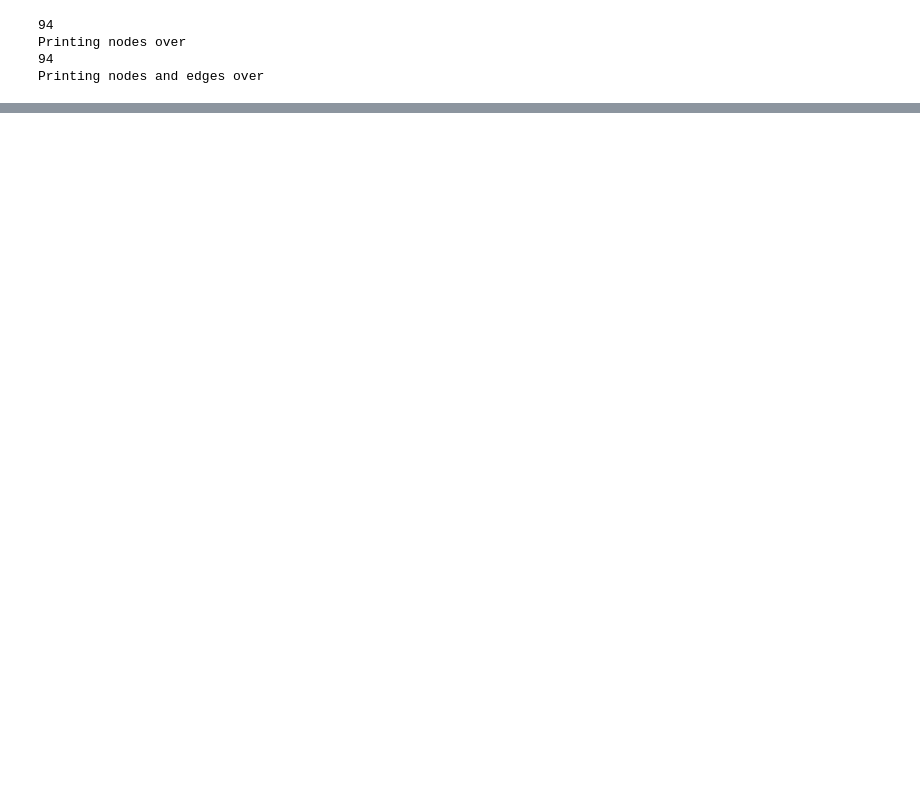
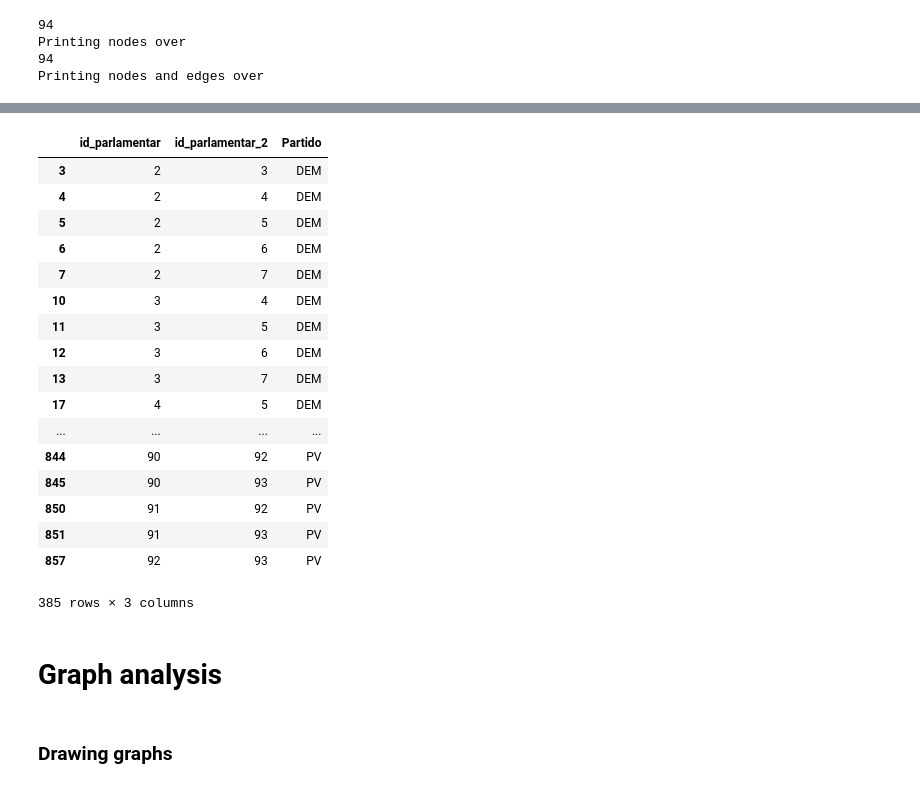
Before and after one commit to engcarlosrosa/analise_bancadas_politicas, a Jupyter notebook: gera_gml_de_xlxs.ipynb, the cells around one changed output, grey strips where cells are left out. Cells and saved outputs as stored; diff of their text form; code cells hidden in the pictures; blank space fills up the shorter version.

```diff
--- a/gera_gml_de_xlxs.ipynb
+++ b/gera_gml_de_xlxs.ipynb
@@ -119,0 +216,21 @@ Printing nodes and edges over
+# %%
+d
+# %% [output]
+|  | id_parlamentar | id_parlamentar_2 | Partido |
+| 3 | 2 | 3 | DEM |
+| 4 | 2 | 4 | DEM |
+| 5 | 2 | 5 | DEM |
+| 6 | 2 | 6 | DEM |
+| 7 | 2 | 7 | DEM |
+| 10 | 3 | 4 | DEM |
+| 11 | 3 | 5 | DEM |
+| 12 | 3 | 6 | DEM |
+| 13 | 3 | 7 | DEM |
+| 17 | 4 | 5 | DEM |
+| ... | ... | ... | ... |
+| 844 | 90 | 92 | PV |
+| 845 | 90 | 93 | PV |
+| 850 | 91 | 92 | PV |
+| 851 | 91 | 93 | PV |
+| 857 | 92 | 93 | PV |
+385 rows × 3 columns
@@ -119,0 +243,4 @@ Printing nodes and edges over
+# %% [markdown]
+# Graph analysis
+# %% [markdown]
+### Drawing graphs
```
Also changed, not shown: parts of 16 cells of this notebook, 4 other files.
